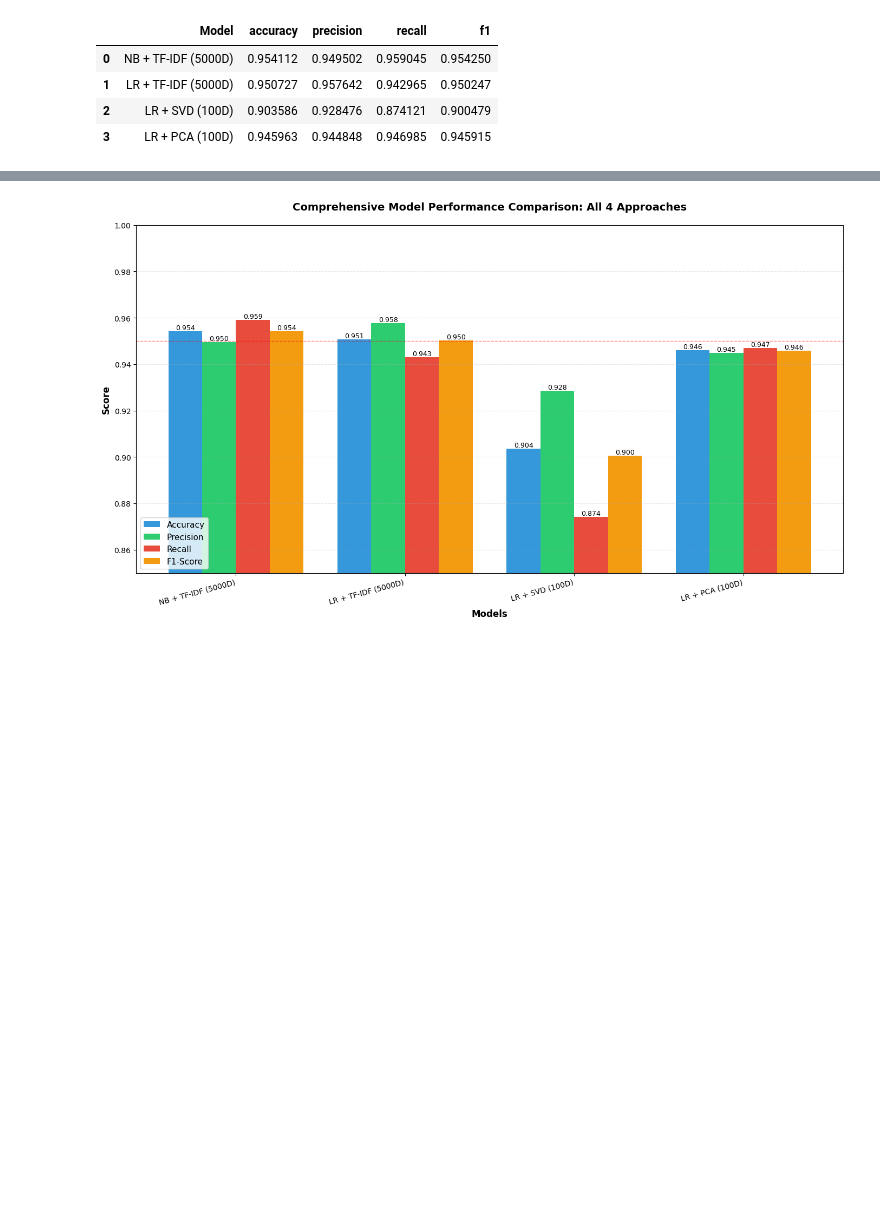
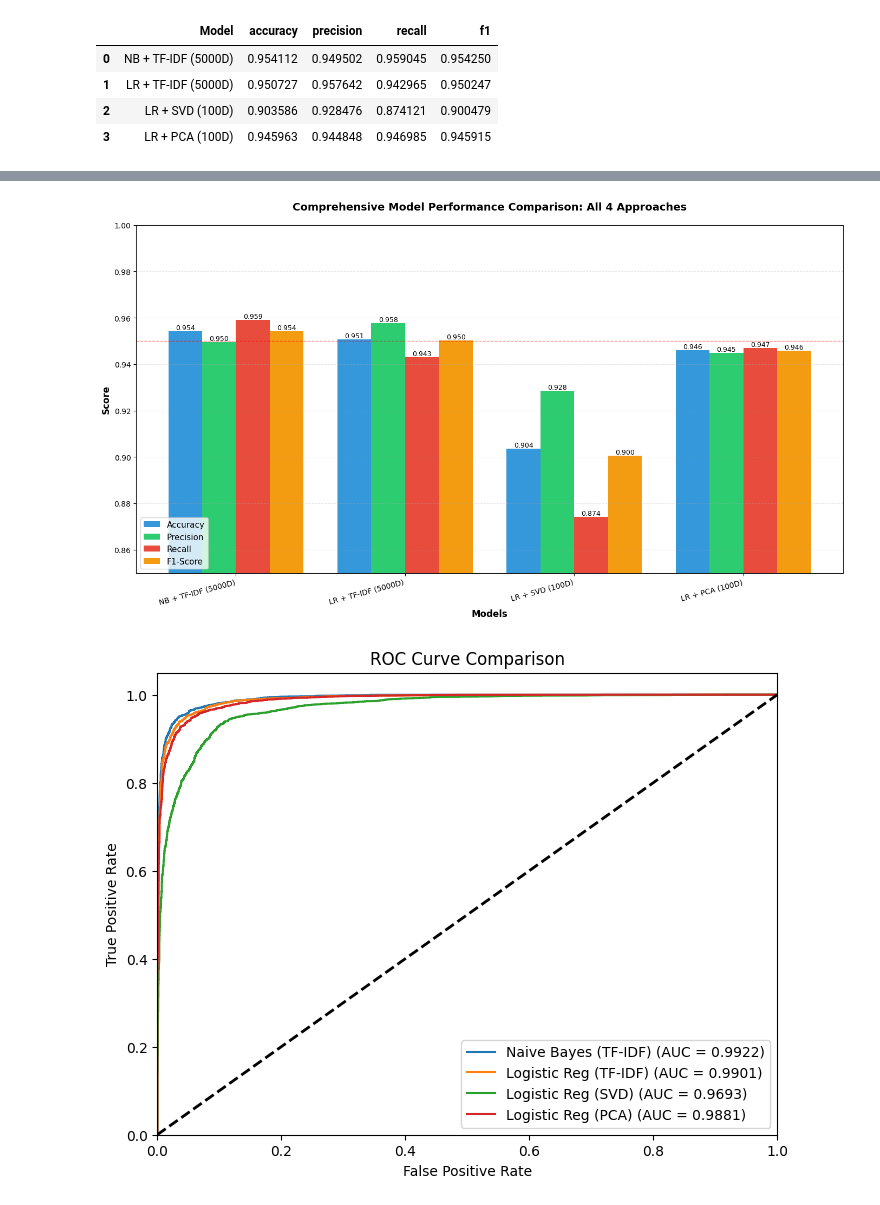
Before and after one commit to kkim8781294/PROG8245-ml-final-project-group3, a Jupyter notebook: TextClassificationFinalProjectGroup3.ipynb, the cells around one changed output, grey strips where cells are left out. Saved outputs shown, nothing was run; the diff lists cells and outputs as text; code cells hidden in the pictures; blank space fills up the shorter version.

```diff
--- a/TextClassificationFinalProjectGroup3.ipynb
+++ b/TextClassificationFinalProjectGroup3.ipynb
@@ -1070,37 +1071,73 @@ ax.axhline(y=0.95, color='red', linestyle='--', linewidth=1, alpha=0.5, label='9
 plt.tight_layout()
 plt.show()
 
+# 1. Get probability predictions for each model
+# Naive Bayes
+y_prob_nb = naivBayes.predict_proba(X_test_tfidf)[:, 1]
+# LR + TF-IDF
+y_prob_lr = logistic_regression_tfidf.predict_proba(X_test_tfidf)[:, 1]
+# LR + SVD
+y_prob_svd = logistic_regression_svd.predict_proba(X_test_svd)[:, 1]
+# LR + PCA
+y_prob_pca = logistic_regression_pca.predict_proba(X_test_pca)[:, 1]
+
+# 2. Plot ROC Curve
+plt.figure(figsize=(8, 6))
+
+# List of models
+models = [
+    ("Naive Bayes (TF-IDF)", y_prob_nb),
+    ("Logistic Reg (TF-IDF)", y_prob_lr),
+    ("Logistic Reg (SVD)", y_prob_svd),
+    ("Logistic Reg (PCA)", y_prob_pca)
+]
+
+for name, y_prob in models:
+    fpr, tpr, _ = roc_curve(y_test, y_prob)
+    roc_auc = auc(fpr, tpr)
+    plt.plot(fpr, tpr, label=f'{name} (AUC = {roc_auc:.4f})')
+
+plt.plot([0, 1], [0, 1], 'k--', lw=2)  # Random guess line
+plt.xlim([0.0, 1.0])
+plt.ylim([0.0, 1.05])
+plt.xlabel('False Positive Rate')
+plt.ylabel('True Positive Rate')
+plt.title('ROC Curve Comparison')
+plt.legend(loc="lower right")
+plt.show()
+
 # Performance comparison summary
 print("=" * 80)
 print("MODEL PERFORMANCE SUMMARY")
 print("=" * 80)
 print("\n1. Best Performing Model:")
 best_idx = model_comparison_result['accuracy'].idxmax()
 best_model = model_comparison_result.loc[best_idx]
 print(f"   {best_model['Model']}: {best_model['accuracy']:.4f} accuracy")
 
 print("\n2. Performance Drop from Best:")
 best_acc = model_comparison_result['accuracy'].max()
 for idx, row in model_comparison_result.iterrows():
     diff = row['accuracy'] - best_acc
     print(f"   {row['Model']}: {diff:+.4f} ({diff*100:+.2f}%p)")
 
 print("\n3. Dimensionality Reduction Impact (compared to LR + TF-IDF baseline):")
 lr_tfidf_acc = model_comparison_result[model_comparison_result['Model'] == 'LR + TF-IDF (5000D)']['accuracy'].values[0]
 svd_acc = model_comparison_result[model_comparison_result['Model'] == 'LR + SVD (100D)']['accuracy'].values[0]
 pca_acc = model_comparison_result[model_comparison_result['Model'] == 'LR + PCA (100D)']['accuracy'].values[0]
 
 print(f"   SVD (5000D → 100D): {svd_acc - lr_tfidf_acc:+.4f} ({(svd_acc - lr_tfidf_acc)*100:+.2f}%p) ❌")
 print(f"   PCA (5000D → 100D): {pca_acc - lr_tfidf_acc:+.4f} ({(pca_acc - lr_tfidf_acc)*100:+.2f}%p) ✓")
 
 print("\n4. Model Choice Impact (NB vs LR on same TF-IDF features):")
 nb_acc = model_comparison_result[model_comparison_result['Model'] == 'NB + TF-IDF (5000D)']['accuracy'].values[0]
 print(f"   Naive Bayes vs Logistic Regression: {nb_acc - lr_tfidf_acc:+.4f} ({(nb_acc - lr_tfidf_acc)*100:+.2f}%p)")
 
 print("\n" + "=" * 80)
 # %% [output]
 [figure]
 [figure]
+[figure, added]
 ================================================================================
 MODEL PERFORMANCE SUMMARY
 ================================================================================
```
Also changed, not shown: parts of 2 cells of this notebook.
